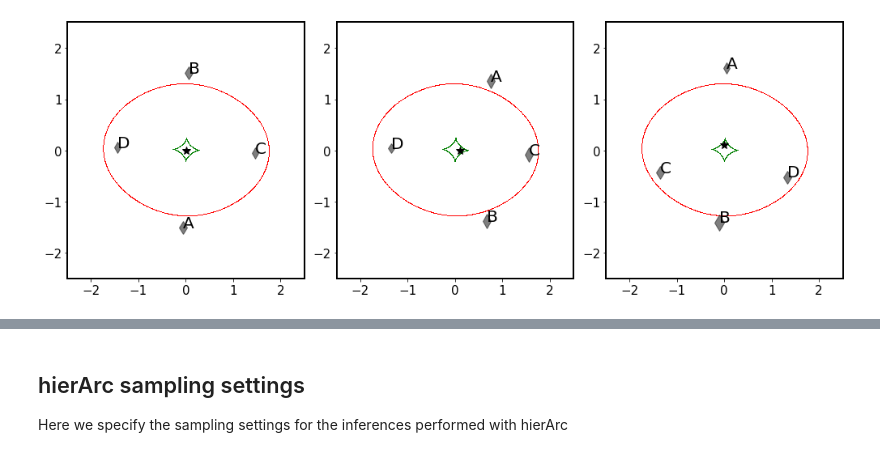
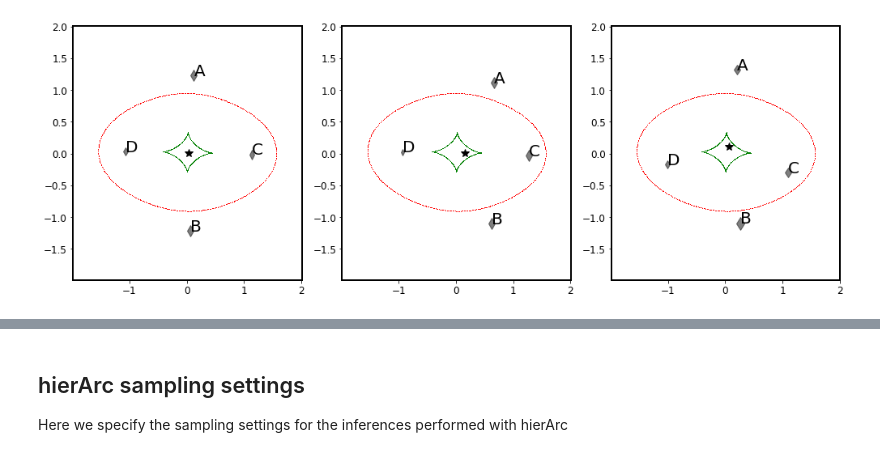
Before and after one commit to sibirrer/glSNe, a Jupyter notebook: Notebooks/forecast_sne-multi_use.ipynb, the cells around one changed output, grey strips where cells are left out. Cells and saved outputs as stored; diff of their text form; code cells hidden in the pictures.

```diff
--- a/Notebooks/forecast_sne-multi_use.ipynb
+++ b/Notebooks/forecast_sne-multi_use.ipynb
@@ -181,53 +461,64 @@ In this block we specify the sample number and their uncertainties in kinematics
 # %%
-# ==============================================================================
-# Lens model
-# ==============================================================================
-
-re_compute_lens_posterior = False
-path2posteriors = os.path.join(dirname, 'Data')
+# ===================================================
+# Lens model and uncertainties from imaging modelling
+# ===================================================
 
 # Here we define Einstein radius, power-law slope and half light radius of the deflector - and their uncertainties.
 # In this forecast, for simplicity, we assume that all lenses are identical in these parameters to re-utilize the dimensionless kinematics prediction for all lenses.
 
 # lens and light model parameters and uncertainties (used for kinematic modeling uncertainties)
-theta_E, theta_E_error = 1.5, 0.02  # Einstein radius
-gamma, gamma_error = 2.0, 0.03  # power-law slope of the mass profile
-# Xuhengs paper 0.01X ?
+theta_E_true, theta_E_error = 1.2, 0.02  # Einstein radius
+gamma_true, gamma_error = 2.0, 0.03  # power-law slope of the mass profile
+e1_true, e1_error = 0.3, 0.01  # eccentricity of deflector
+e2_true, e2_error = -0.01, 0.01  # eccentricity of deflector
+center_x_true, center_x_error = 0, 0.01  # center of deflector
+center_y_true, center_y_error = 0, 0.01 # center of deflector
+gamma1_true, gamma1_error = 0.05, 0.01  # external shear
+gamma2_true, gamma2_error = 0., 0.01  # external shear
+
+astrometric_precision = 0.005  # astrometric precision of the images of the multiply lensed SNe in arc seconds
+
+# define lens model and source position
+kwargs_lens_pl_true = [{'theta_E': theta_E_true, 'gamma': gamma_true,
+                        'e1': e1_true, 'e2': e2_true,
+                        'center_x': center_x_true, 'center_y': center_y_true},
+                       {'gamma1': gamma1_true, 'gamma2': gamma2_true}]
 
 
-lens_model_list = ['EPL', 'SHEAR']
-point_source_model = ['SOURCE_POSITION']
+# ========================================================================
+# defining soure positions to lead to cusp, fold, and cross configurations
+# ========================================================================
+
+kwargs_ps_cross = [{'ra_source': 0.02, 'dec_source': 0}]  # cross
+kwargs_ps_cusp = [{'ra_source': 0.15, 'dec_source': 0}]  # cusp
+kwargs_ps_fold = [{'ra_source': 0.05, 'dec_source': 0.1}]  # fold
+
+
+# =========================================
+# illustrate image configurations in figure
+# =========================================
+
+lens_model_list = ['EPL', 'SHEAR']  # we define our baseline model as a power-law elliptical mass profile with external shear
+point_source_model = ['SOURCE_POSITION']  # we include only a point source in the inference and assume imaging provides errors as stated above on the lens model parameters
 lens_model = LensModel(lens_model_list=lens_model_list)
 
-
-
-# define lens model and source position
-kwargs_lens = [{'theta_E': theta_E, 'gamma': gamma, 'e1': 0.2, 'e2': -0.01, 'center_x': 0, 'center_y': 0},
-                   {'gamma1': 0.05, 'gamma2': 0.}]
-
 kwargs_lens_plot = {'with_caustics': True, 'fast_caustic': True, 'point_source': True,
-                   'with_convergence': False}
+                   'with_convergence': False, 'numPix': 200, 'deltaPix': 0.02}
 
 f, axex = plt.subplots(1, 3, figsize=(14, 5))
-
 # cross
-kwargs_ps_cross = [{'ra_source': 0, 'dec_source': 0}]
-lens_plot.lens_model_plot(axex[0], lens_model, kwargs_lens, numPix=500, deltaPix=0.01,
-                          sourcePos_x=kwargs_ps_cross[0]['ra_source'], sourcePos_y=kwargs_ps_cross[0]['dec_source'], **kwargs_lens_plot)
-
-
+lens_plot.lens_model_plot(axex[0], lens_model, kwargs_lens_pl_true,
+                          sourcePos_x=kwargs_ps_cross[0]['ra_source'],
+                          sourcePos_y=kwargs_ps_cross[0]['dec_source'], **kwargs_lens_plot)
 # cusp
-kwargs_ps_cusp = [{'ra_source': 0.1, 'dec_source': 0}]
-lens_plot.lens_model_plot(axex[1], lens_model, kwargs_lens, numPix=500, deltaPix=0.01,
-                          sourcePos_x=kwargs_ps_cusp[0]['ra_source'], sourcePos_y=kwargs_ps_cusp[0]['dec_source'], **kwargs_lens_plot)
-
-
+lens_plot.lens_model_plot(axex[1], lens_model, kwargs_lens_pl_true,
+                          sourcePos_x=kwargs_ps_cusp[0]['ra_source'],
+                          sourcePos_y=kwargs_ps_cusp[0]['dec_source'], **kwargs_lens_plot)
 # fold
-kwargs_ps_fold = [{'ra_source': 0., 'dec_source': 0.1}]
-lens_plot.lens_model_plot(axex[2], lens_model, kwargs_lens, numPix=500, deltaPix=0.01,
-                          sourcePos_x=kwargs_ps_fold[0]['ra_source'], sourcePos_y=kwargs_ps_fold[0]['dec_source'], **kwargs_lens_plot)
+lens_plot.lens_model_plot(axex[2], lens_model, kwargs_lens_pl_true,
+                          sourcePos_x=kwargs_ps_fold[0]['ra_source'],
+                          sourcePos_y=kwargs_ps_fold[0]['dec_source'], **kwargs_lens_plot)
 f.tight_layout()
 f.show()
-# perform inference on Fermat potential and magnification
 # %% [output]
-[figure, old version]
+[figure, new version]
```
Also changed, not shown: parts of 44 cells of this notebook, 17 other files.
